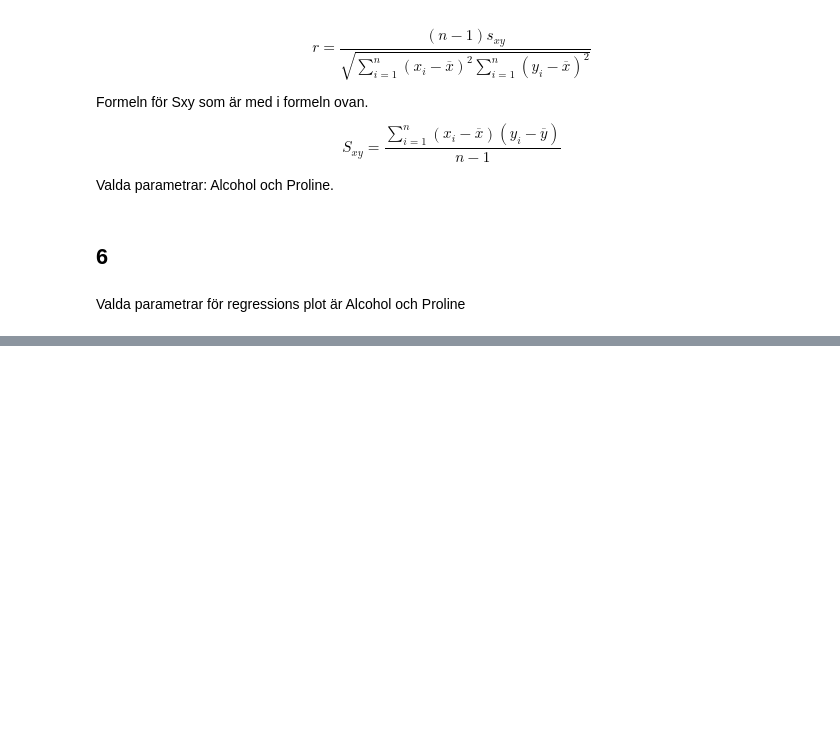
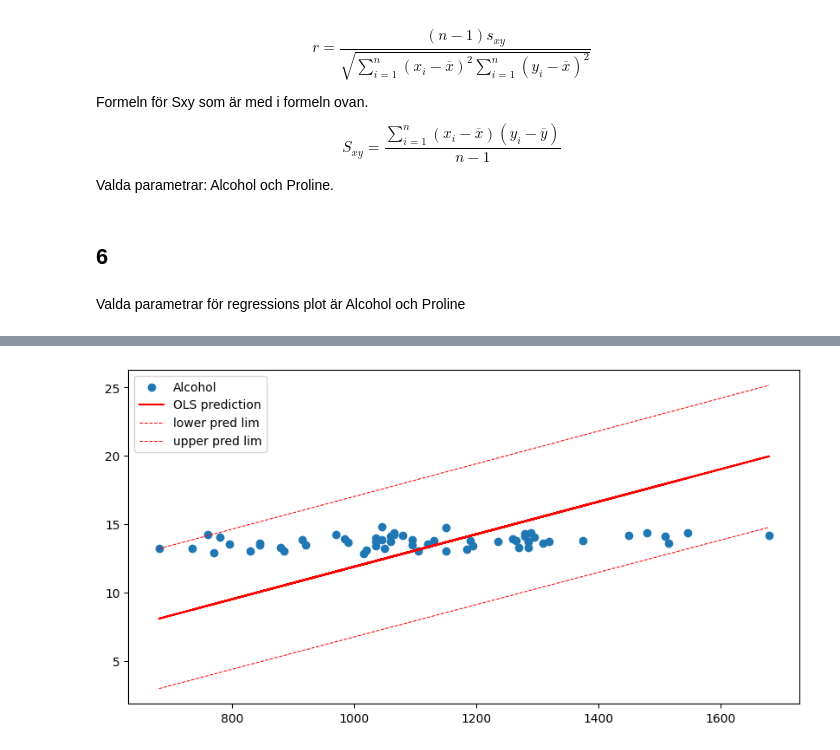
Before and after one commit to FabianAndersson17/Statistiska_Metoder_Slutuppgift, a Jupyter notebook: slutprojekt.ipynb, the cells around one changed output, grey strips where cells are left out. Cells and saved outputs as stored; diff of their text form; code cells hidden in the pictures; blank space fills up the shorter version.

Commit message:
Made regression plots for the OLS regression results

```diff
--- a/slutprojekt.ipynb
+++ b/slutprojekt.ipynb
@@ -274,6 +274,36 @@ Covariance Type:            nonrobust
 Notes:
 [1] R² is computed without centering (uncentered) since the model does not contain a constant.
 [2] Standard Errors assume that the covariance matrix of the errors is correctly specified.
+# %%
+predictions = result_grape1.get_prediction(regression_data_grape1["Proline"])
+
+frame=predictions.summary_frame(alpha=0.05)
+ypred=frame['mean']
+
+frame[['obs_ci_lower','obs_ci_upper']]
+
+order = np.argsort(regression_data_grape1["Proline"])
+xs = np.array(regression_data_grape1["Proline"])[order]
+# ys = np.array(frame['obs_ci_lower'])[order]
+
+fig, ax = plt.subplots(figsize=(10,5))
+
+plt.scatter(data=regression_data_grape1, x='Proline', y='Alcohol')
+ax.plot(regression_data_grape1["Proline"], ypred, "r", label="OLS prediction")
+
+order = np.argsort(regression_data_grape1["Proline"])
+x = np.array(regression_data_grape1["Proline"])[order]
+lower = np.array(frame['obs_ci_lower'])[order]
+upper = np.array(frame['obs_ci_upper'])[order]
+
+ax.plot(xs, lower, 'r--', label="lower pred lim", linewidth=0.75)
+ax.plot(xs, upper, 'r--', label="upper pred lim", linewidth=0.75)
+
+
+ax.legend(loc="best")
+plt.show()
+# %% [output]
+[figure, added]
 # %%
 grape2_x = regression_data_grape2["Proline"].to_list()
 grape2_y = regression_data_grape2["Alcohol"].to_list()
```
Also changed, not shown: parts of 5 cells of this notebook.
